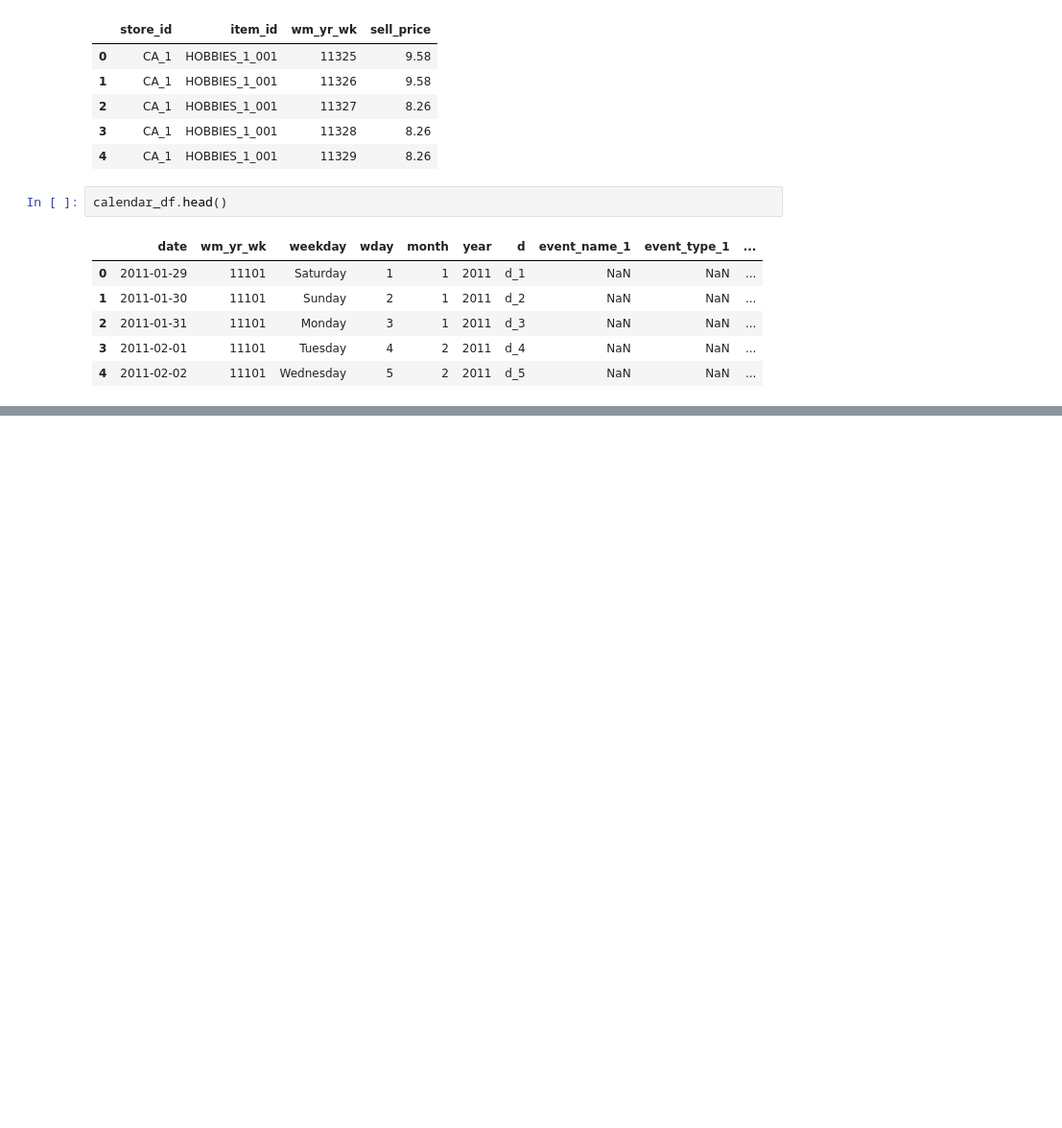
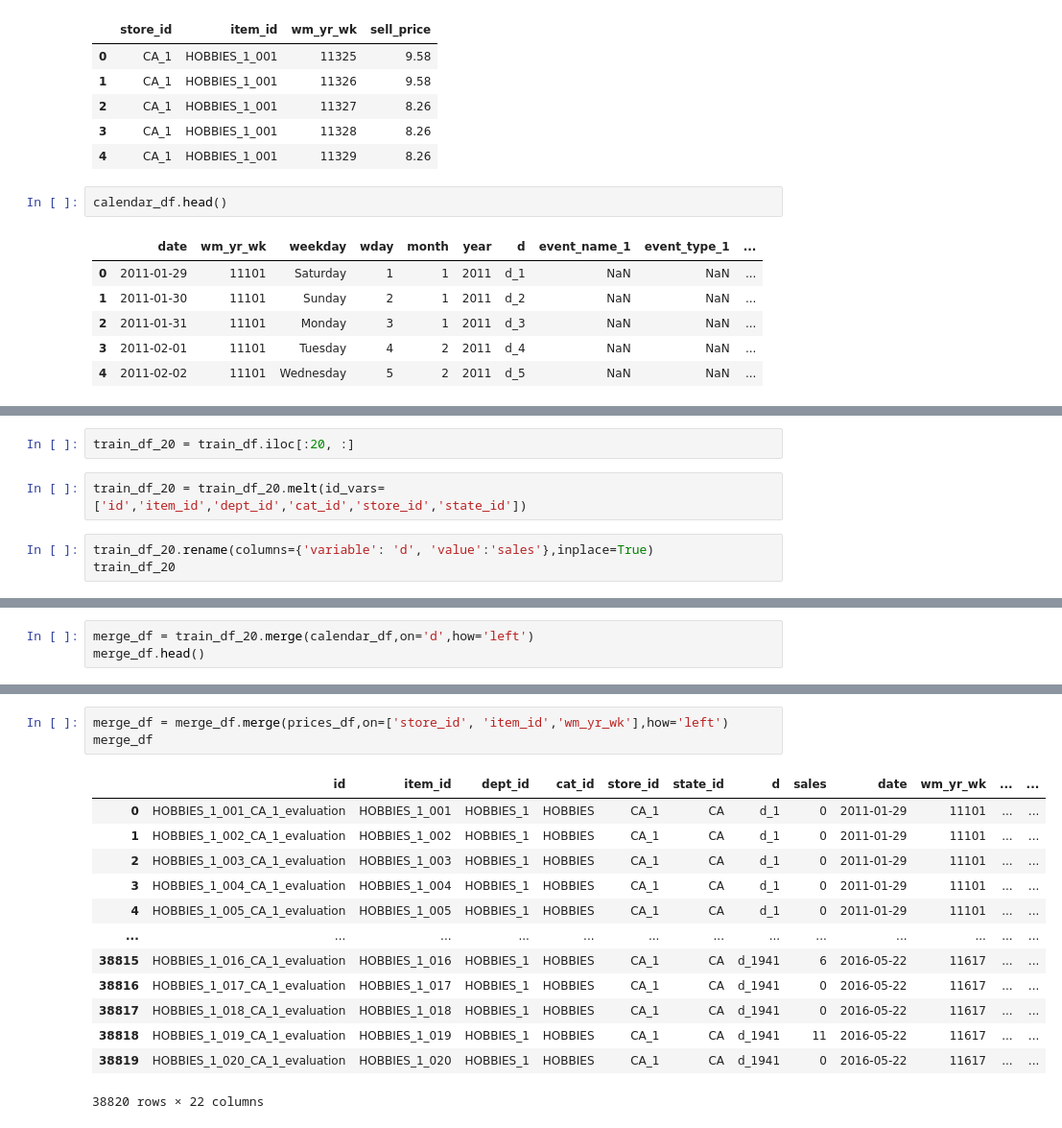
Before and after one commit to jonasge1992/walmart, a Jupyter notebook: walmart/preprocess_LL.ipynb, the cells around one changed output, grey strips where cells are left out. Shown: that part at 96% size. Saved outputs shown, nothing was run; the diff lists cells and outputs as text; blank space fills up the shorter version.

```diff
--- a/walmart/preprocess_LL.ipynb
+++ b/walmart/preprocess_LL.ipynb
@@ -37,0 +42,7 @@ calendar_df.head()
+# %%
+train_df_20 = train_df.iloc[:20, :]
+# %%
+train_df_20 = train_df_20.melt(id_vars=['id','item_id','dept_id','cat_id','store_id','state_id'])
+# %%
+train_df_20.rename(columns={'variable': 'd', 'value':'sales'},inplace=True)
+train_df_20
@@ -37,0 +63,3 @@ calendar_df.head()
+# %%
+merge_df = train_df_20.merge(calendar_df,on='d',how='left')
+merge_df.head()
@@ -37,0 +74,17 @@ calendar_df.head()
+# %%
+merge_df = merge_df.merge(prices_df,on=['store_id', 'item_id','wm_yr_wk'],how='left')
+merge_df
+# %% [output]
+|  | id | item_id | dept_id | cat_id | store_id | state_id | d | sales | date | wm_yr_wk | ... | ... |
+| 0 | HOBBIES_1_001_CA_1_evaluation | HOBBIES_1_001 | HOBBIES_1 | HOBBIES | CA_1 | CA | d_1 | 0 | 2011-01-29 | 11101 | ... | ... |
+| 1 | HOBBIES_1_002_CA_1_evaluation | HOBBIES_1_002 | HOBBIES_1 | HOBBIES | CA_1 | CA | d_1 | 0 | 2011-01-29 | 11101 | ... | ... |
+| 2 | HOBBIES_1_003_CA_1_evaluation | HOBBIES_1_003 | HOBBIES_1 | HOBBIES | CA_1 | CA | d_1 | 0 | 2011-01-29 | 11101 | ... | ... |
+| 3 | HOBBIES_1_004_CA_1_evaluation | HOBBIES_1_004 | HOBBIES_1 | HOBBIES | CA_1 | CA | d_1 | 0 | 2011-01-29 | 11101 | ... | ... |
+| 4 | HOBBIES_1_005_CA_1_evaluation | HOBBIES_1_005 | HOBBIES_1 | HOBBIES | CA_1 | CA | d_1 | 0 | 2011-01-29 | 11101 | ... | ... |
+| ... | ... | ... | ... | ... | ... | ... | ... | ... | ... | ... | ... | ... |
+| 38815 | HOBBIES_1_016_CA_1_evaluation | HOBBIES_1_016 | HOBBIES_1 | HOBBIES | CA_1 | CA | d_1941 | 6 | 2016-05-22 | 11617 | ... | ... |
+| 38816 | HOBBIES_1_017_CA_1_evaluation | HOBBIES_1_017 | HOBBIES_1 | HOBBIES | CA_1 | CA | d_1941 | 0 | 2016-05-22 | 11617 | ... | ... |
+| 38817 | HOBBIES_1_018_CA_1_evaluation | HOBBIES_1_018 | HOBBIES_1 | HOBBIES | CA_1 | CA | d_1941 | 0 | 2016-05-22 | 11617 | ... | ... |
+| 38818 | HOBBIES_1_019_CA_1_evaluation | HOBBIES_1_019 | HOBBIES_1 | HOBBIES | CA_1 | CA | d_1941 | 11 | 2016-05-22 | 11617 | ... | ... |
+| 38819 | HOBBIES_1_020_CA_1_evaluation | HOBBIES_1_020 | HOBBIES_1 | HOBBIES | CA_1 | CA | d_1941 | 0 | 2016-05-22 | 11617 | ... | ... |
+38820 rows × 22 columns
```
Also changed, not shown: parts of 3 cells of this notebook.
